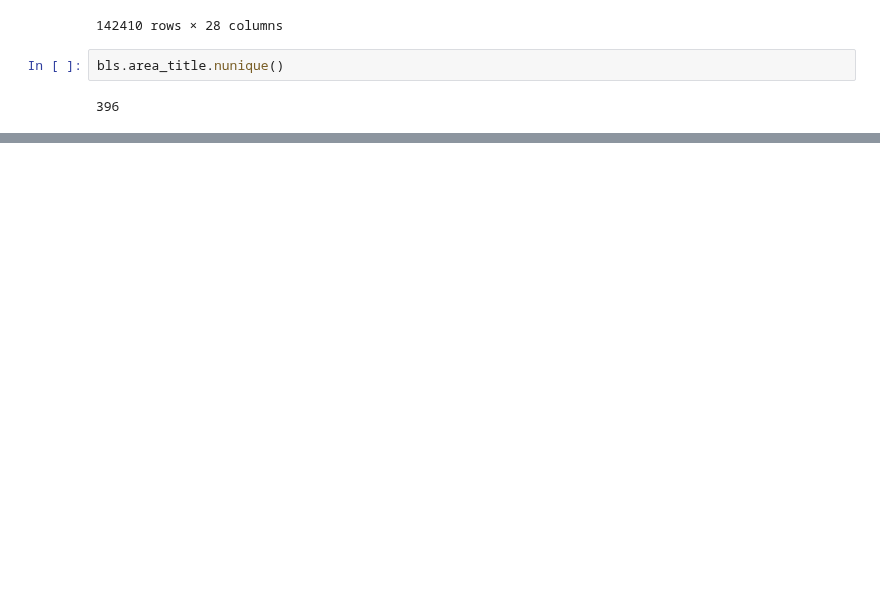
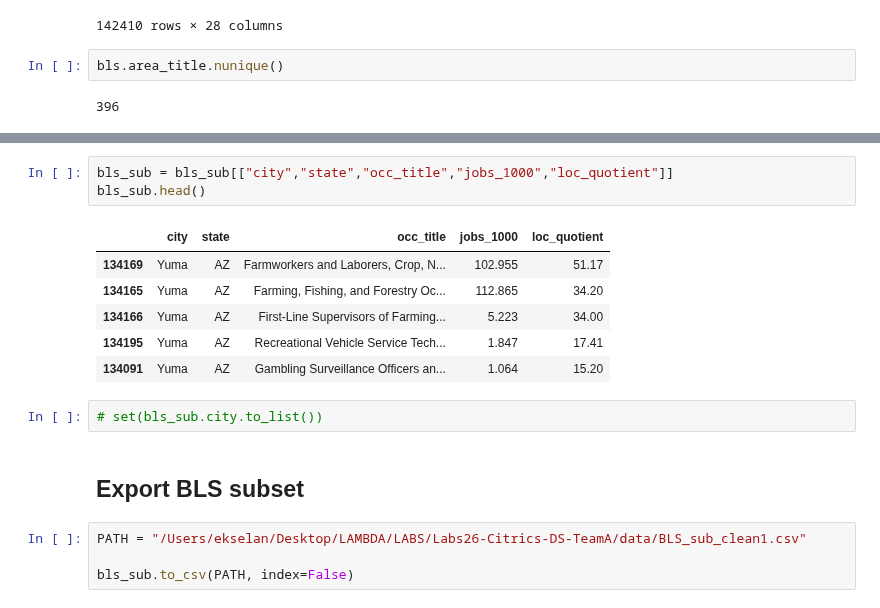
Before and after one commit to BloomTech-Labs/Labs26-Citrics-DS-TeamA, a Jupyter notebook: notebooks/bls_eda_1.ipynb, the cells around one changed output, grey strips where cells are left out. Saved outputs shown, nothing was run; the diff lists cells and outputs as text; blank space fills up the shorter version.

Commit message:
export cleaned bls data csv

```diff
--- a/notebooks/bls_eda_1.ipynb
+++ b/notebooks/bls_eda_1.ipynb
@@ -123,0 +191,18 @@ set(bls.area_title.to_list())
+# %%
+bls_sub = bls_sub[["city","state","occ_title","jobs_1000","loc_quotient"]]
+bls_sub.head()
+# %% [output]
+|  | city | state | occ_title | jobs_1000 | loc_quotient |
+| 134169 | Yuma | AZ | Farmworkers and Laborers, Crop, N... | 102.955 | 51.17 |
+| 134165 | Yuma | AZ | Farming, Fishing, and Forestry Oc... | 112.865 | 34.20 |
+| 134166 | Yuma | AZ | First-Line Supervisors of Farming... | 5.223 | 34.00 |
+| 134195 | Yuma | AZ | Recreational Vehicle Service Tech... | 1.847 | 17.41 |
+| 134091 | Yuma | AZ | Gambling Surveillance Officers an... | 1.064 | 15.20 |
+# %%
+# set(bls_sub.city.to_list())
+# %% [markdown]
+## Export BLS subset
+# %%
+PATH = "/Users/ekselan/Desktop/LAMBDA/LABS/Labs26-Citrics-DS-TeamA/data/BLS_sub_clean1.csv"
+
+bls_sub.to_csv(PATH, index=False)
```
Also changed, not shown: parts of 13 cells of this notebook, 1 other file.
